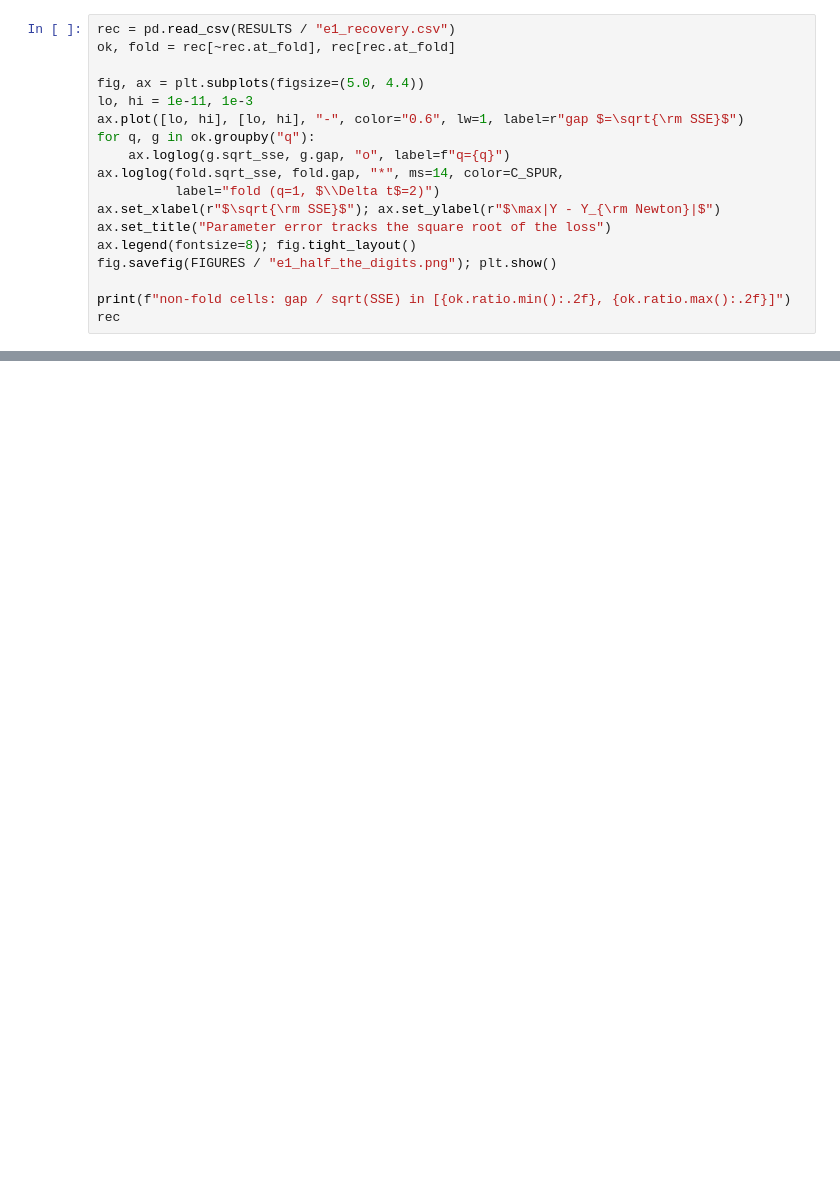
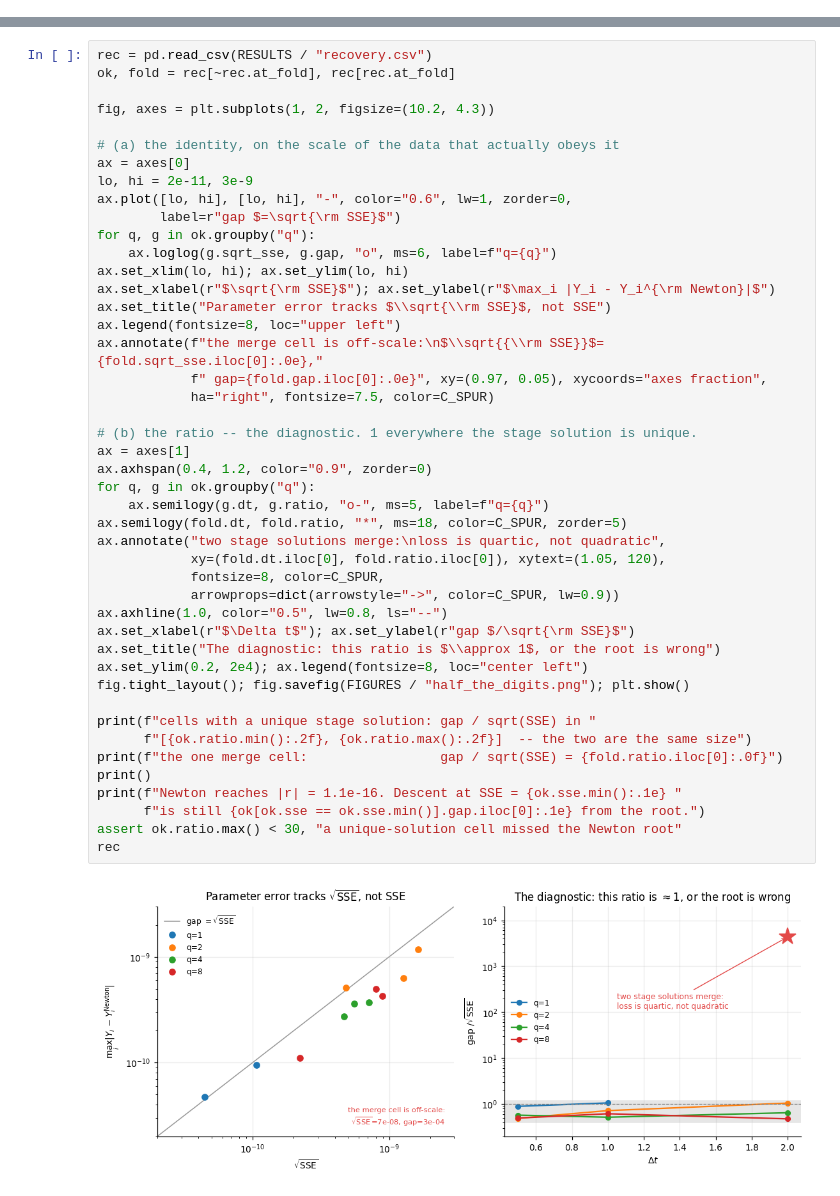
Before and after one commit to GeorgeWilliam1999/Van_Der_Pole, a Jupyter notebook: loss_without_a_network/analysis.ipynb, the cells around one changed output, grey strips where cells are left out. Cells and saved outputs as stored; diff of their text form; blank space fills up the shorter version.

```diff
--- a/loss_without_a_network/analysis.ipynb
+++ b/loss_without_a_network/analysis.ipynb
@@ -50,18 +46,0 @@ is a *different* floor from the capacity one E3 anticipates.
-# %%
-rec = pd.read_csv(RESULTS / "e1_recovery.csv")
-ok, fold = rec[~rec.at_fold], rec[rec.at_fold]
-
-fig, ax = plt.subplots(figsize=(5.0, 4.4))
-lo, hi = 1e-11, 1e-3
-ax.plot([lo, hi], [lo, hi], "-", color="0.6", lw=1, label=r"gap $=\sqrt{\rm SSE}$")
-for q, g in ok.groupby("q"):
-    ax.loglog(g.sqrt_sse, g.gap, "o", label=f"q={q}")
-ax.loglog(fold.sqrt_sse, fold.gap, "*", ms=14, color=C_SPUR,
-          label="fold (q=1, $\\Delta t$=2)")
-ax.set_xlabel(r"$\sqrt{\rm SSE}$"); ax.set_ylabel(r"$\max|Y - Y_{\rm Newton}|$")
-ax.set_title("Parameter error tracks the square root of the loss")
-ax.legend(fontsize=8); fig.tight_layout()
-fig.savefig(FIGURES / "e1_half_the_digits.png"); plt.show()
-
-print(f"non-fold cells: gap / sqrt(SSE) in [{ok.ratio.min():.2f}, {ok.ratio.max():.2f}]")
-rec
@@ -264,0 +47,47 @@ sufficient, and useless here.
+# %%
+rec = pd.read_csv(RESULTS / "recovery.csv")
+ok, fold = rec[~rec.at_fold], rec[rec.at_fold]
+
+fig, axes = plt.subplots(1, 2, figsize=(10.2, 4.3))
+
+# (a) the identity, on the scale of the data that actually obeys it
+ax = axes[0]
+lo, hi = 2e-11, 3e-9
+ax.plot([lo, hi], [lo, hi], "-", color="0.6", lw=1, zorder=0,
+        label=r"gap $=\sqrt{\rm SSE}$")
+for q, g in ok.groupby("q"):
+    ax.loglog(g.sqrt_sse, g.gap, "o", ms=6, label=f"q={q}")
+ax.set_xlim(lo, hi); ax.set_ylim(lo, hi)
+ax.set_xlabel(r"$\sqrt{\rm SSE}$"); ax.set_ylabel(r"$\max_i |Y_i - Y_i^{\rm Newton}|$")
+ax.set_title("Parameter error tracks $\\sqrt{\\rm SSE}$, not SSE")
+ax.legend(fontsize=8, loc="upper left")
+ax.annotate(f"the merge cell is off-scale:\n$\\sqrt{{\\rm SSE}}$={fold.sqrt_sse.iloc[0]:.0e},"
+            f" gap={fold.gap.iloc[0]:.0e}", xy=(0.97, 0.05), xycoords="axes fraction",
+            ha="right", fontsize=7.5, color=C_SPUR)
+
+# (b) the ratio -- the diagnostic. 1 everywhere the stage solution is unique.
+ax = axes[1]
+ax.axhspan(0.4, 1.2, color="0.9", zorder=0)
+for q, g in ok.groupby("q"):
+    ax.semilogy(g.dt, g.ratio, "o-", ms=5, label=f"q={q}")
+ax.semilogy(fold.dt, fold.ratio, "*", ms=18, color=C_SPUR, zorder=5)
+ax.annotate("two stage solutions merge:\nloss is quartic, not quadratic",
+            xy=(fold.dt.iloc[0], fold.ratio.iloc[0]), xytext=(1.05, 120),
+            fontsize=8, color=C_SPUR,
+            arrowprops=dict(arrowstyle="->", color=C_SPUR, lw=0.9))
+ax.axhline(1.0, color="0.5", lw=0.8, ls="--")
+ax.set_xlabel(r"$\Delta t$"); ax.set_ylabel(r"gap $/\sqrt{\rm SSE}$")
+ax.set_title("The diagnostic: this ratio is $\\approx 1$, or the root is wrong")
+ax.set_ylim(0.2, 2e4); ax.legend(fontsize=8, loc="center left")
+fig.tight_layout(); fig.savefig(FIGURES / "half_the_digits.png"); plt.show()
+
+print(f"cells with a unique stage solution: gap / sqrt(SSE) in "
+      f"[{ok.ratio.min():.2f}, {ok.ratio.max():.2f}]  -- the two are the same size")
+print(f"the one merge cell:                 gap / sqrt(SSE) = {fold.ratio.iloc[0]:.0f}")
+print()
+print(f"Newton reaches |r| = 1.1e-16. Descent at SSE = {ok.sse.min():.1e} "
+      f"is still {ok[ok.sse == ok.sse.min()].gap.iloc[0]:.1e} from the root.")
+assert ok.ratio.max() < 30, "a unique-solution cell missed the Newton root"
+rec
+# %% [output]
+[figure, added]
```
Also changed, not shown: parts of 16 cells of this notebook, 11 other files.
